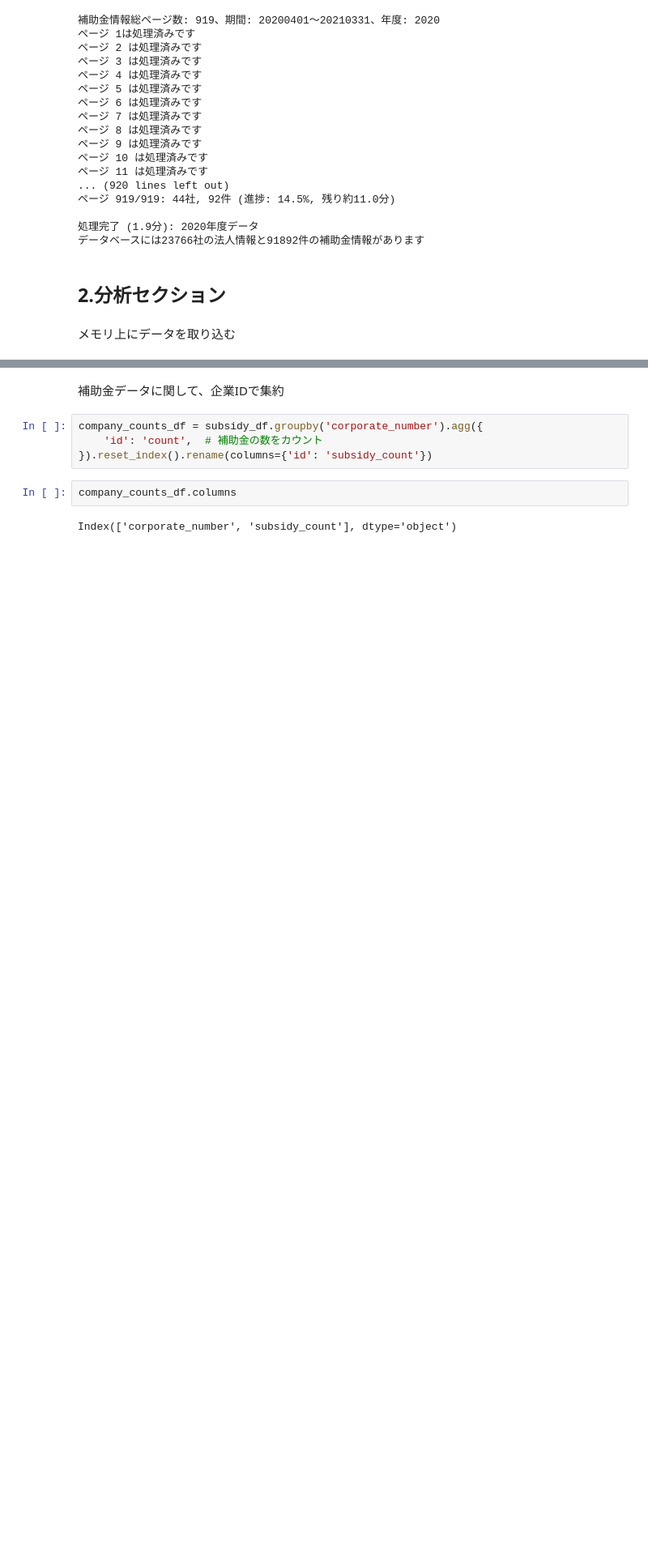
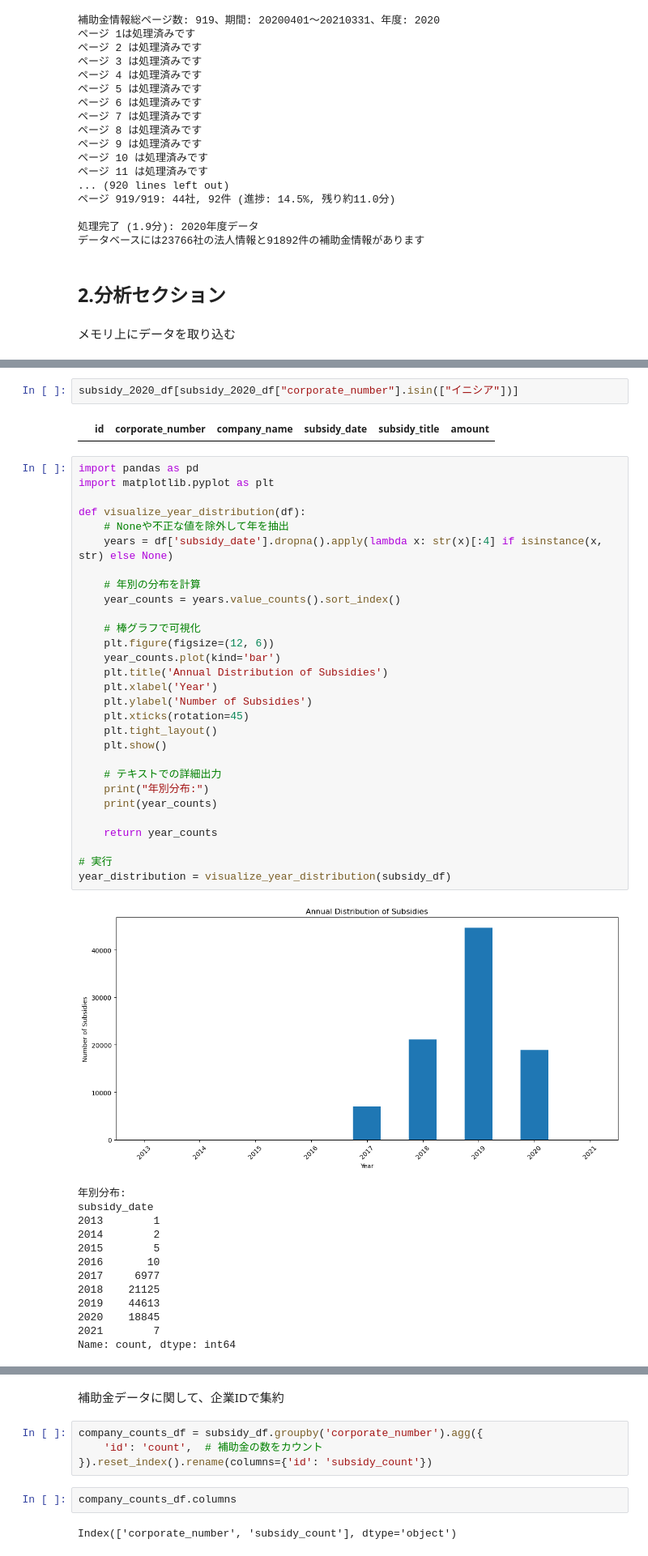
Before and after one commit to Rioto3/gbizinfo-subsidy-analysis, a Jupyter notebook: refactoring/03_anomaly_detection.ipynb, the cells around one changed output, grey strips where cells are left out. Shown at 81% size. Saved outputs shown, nothing was run; the diff lists cells and outputs as text; blank space fills up the shorter version.

```diff
--- a/refactoring/03_anomaly_detection.ipynb
+++ b/refactoring/03_anomaly_detection.ipynb
@@ -344,0 +438,47 @@ True
+# %%
+subsidy_2020_df[subsidy_2020_df["corporate_number"].isin(["イニシア"])]
+# %% [output]
+|  | id | corporate_number | company_name | subsidy_date | subsidy_title | amount |
+# %%
+import pandas as pd
+import matplotlib.pyplot as plt
+
+def visualize_year_distribution(df):
+    # Noneや不正な値を除外して年を抽出
+    years = df['subsidy_date'].dropna().apply(lambda x: str(x)[:4] if isinstance(x, str) else None)
+
+    # 年別の分布を計算
+    year_counts = years.value_counts().sort_index()
+
+    # 棒グラフで可視化
+    plt.figure(figsize=(12, 6))
+    year_counts.plot(kind='bar')
+    plt.title('Annual Distribution of Subsidies')
+    plt.xlabel('Year')
+    plt.ylabel('Number of Subsidies')
+    plt.xticks(rotation=45)
+    plt.tight_layout()
+    plt.show()
+
+    # テキストでの詳細出力
+    print("年別分布:")
+    print(year_counts)
+
+    return year_counts
+
+# 実行
+year_distribution = visualize_year_distribution(subsidy_df)
+# %% [output]
+[figure, added]
+年別分布:
+subsidy_date
+2013        1
+2014        2
+2015        5
+2016       10
+2017     6977
+2018    21125
+2019    44613
+2020    18845
+2021        7
+Name: count, dtype: int64
```
Also changed, not shown: parts of 14 cells of this notebook.
